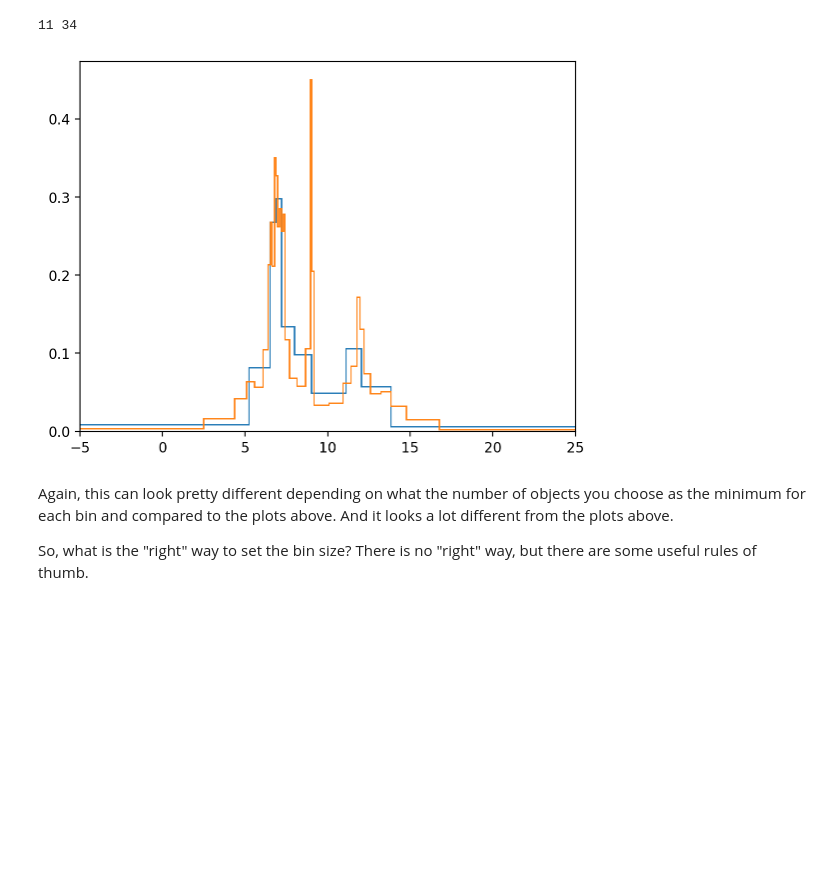
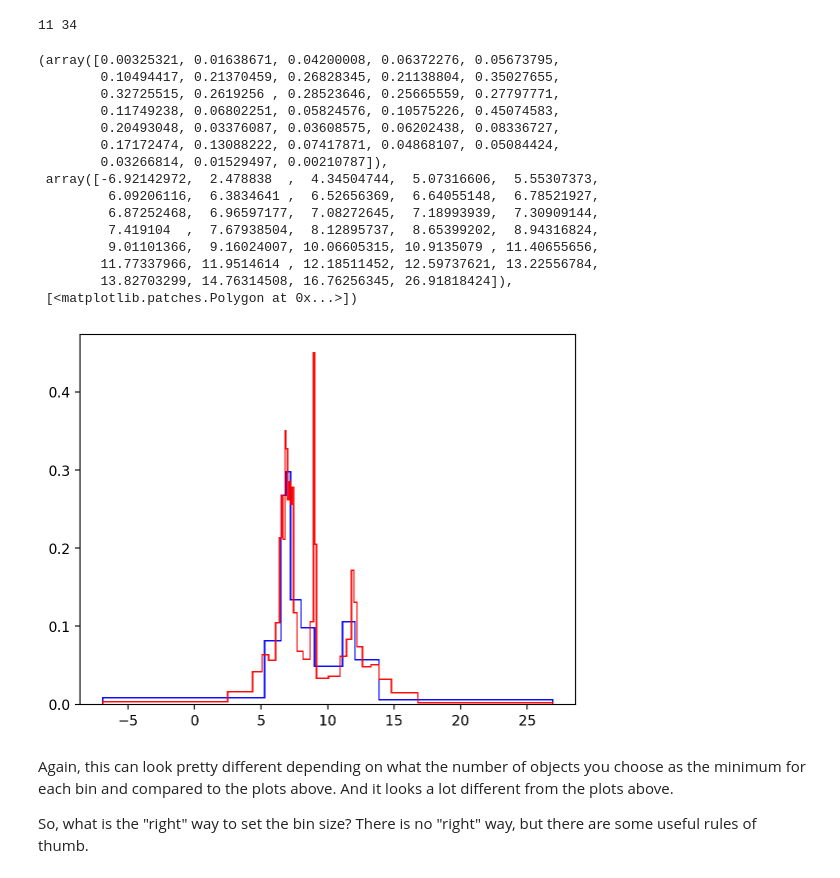
Before and after one commit to aadufour/astrostatistics_bicocca_2025, a Jupyter notebook: lectures/L07_frequentist.ipynb, the cells around one changed output. Saved outputs shown, nothing was run; the diff lists cells and outputs as text; code cells hidden in the pictures; blank space fills up the shorter version.

```diff
--- a/lectures/L07_frequentist.ipynb
+++ b/lectures/L07_frequentist.ipynb
@@ -368,11 +368,26 @@ print(len(bins100),len(bins30))
 # %% [output]
 11 34
 # %%
-plt.hist(x, bins=bins100, density=True, histtype="step")
-plt.hist(x, bins=bins30, density=True, histtype="step")
-plt.xlim(-5,25);
+plt.hist(x, bins=bins100, density=True, histtype="step", color="blue")
+plt.hist(x, bins=bins30, density=True, histtype="step", color="red")
+# plt.xlim(-5,25);
 # %% [output]
+(array([0.00325321, 0.01638671, 0.04200008, 0.06372276, 0.05673795,
+        0.10494417, 0.21370459, 0.26828345, 0.21138804, 0.35027655,
+        0.32725515, 0.2619256 , 0.28523646, 0.25665559, 0.27797771,
+        0.11749238, 0.06802251, 0.05824576, 0.10575226, 0.45074583,
+        0.20493048, 0.03376087, 0.03608575, 0.06202438, 0.08336727,
+        0.17172474, 0.13088222, 0.07417871, 0.04868107, 0.05084424,
+        0.03266814, 0.01529497, 0.00210787]),
+ array([-6.92142972,  2.478838  ,  4.34504744,  5.07316606,  5.55307373,
+         6.09206116,  6.3834641 ,  6.52656369,  6.64055148,  6.78521927,
+         6.87252468,  6.96597177,  7.08272645,  7.18993939,  7.30909144,
+         7.419104  ,  7.67938504,  8.12895737,  8.65399202,  8.94316824,
+         9.01101366,  9.16024007, 10.06605315, 10.9135079 , 11.40655656,
+        11.77337966, 11.9514614 , 12.18511452, 12.59737621, 13.22556784,
+        13.82703299, 14.76314508, 16.76256345, 26.91818424]),
+ [<matplotlib.patches.Polygon at 0x...>])
-[figure, old version]
+[figure, new version]
 # %% [markdown]
 Again, this can look pretty different depending on what the number of objects you choose as the minimum for each bin and compared to the plots above.  And it looks a lot different from the plots above.
 
```
Also changed, not shown: parts of 3 cells of this notebook.
